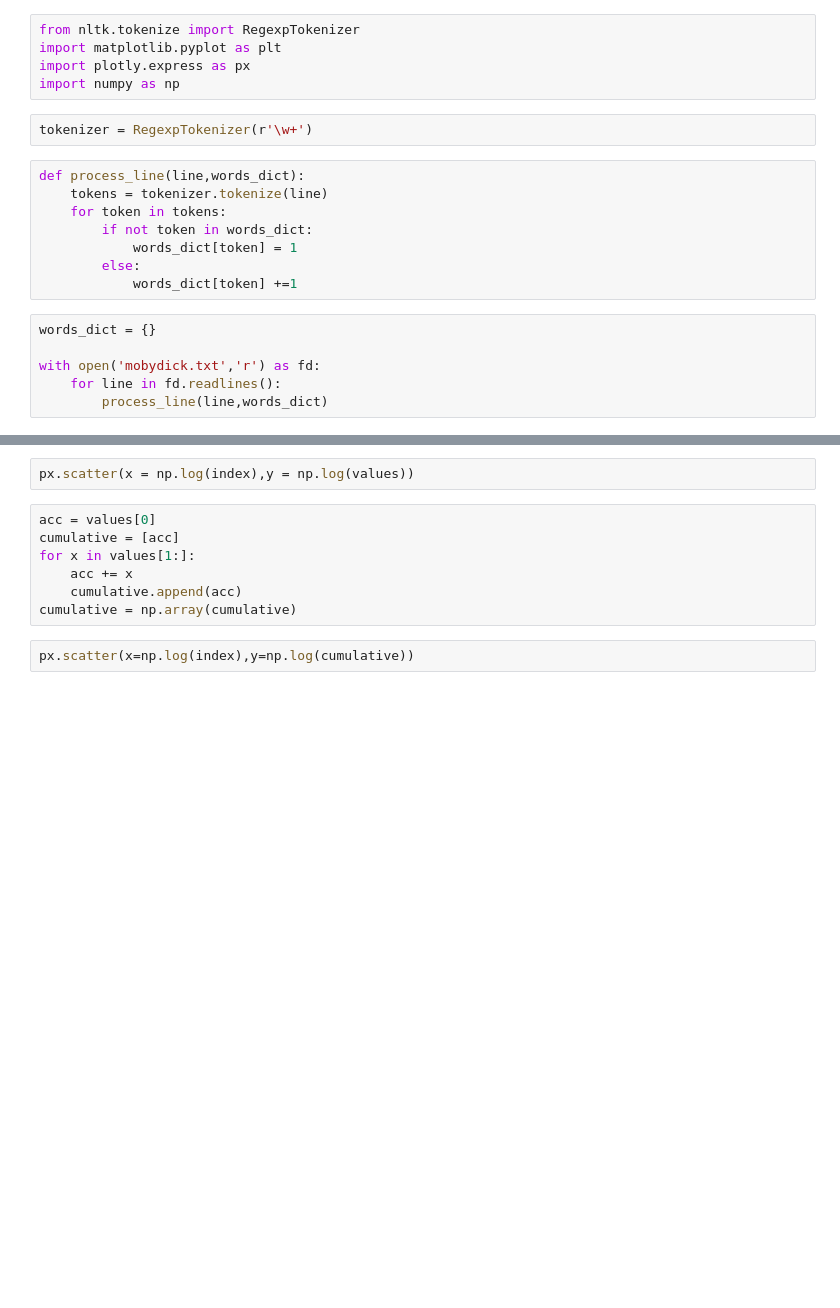
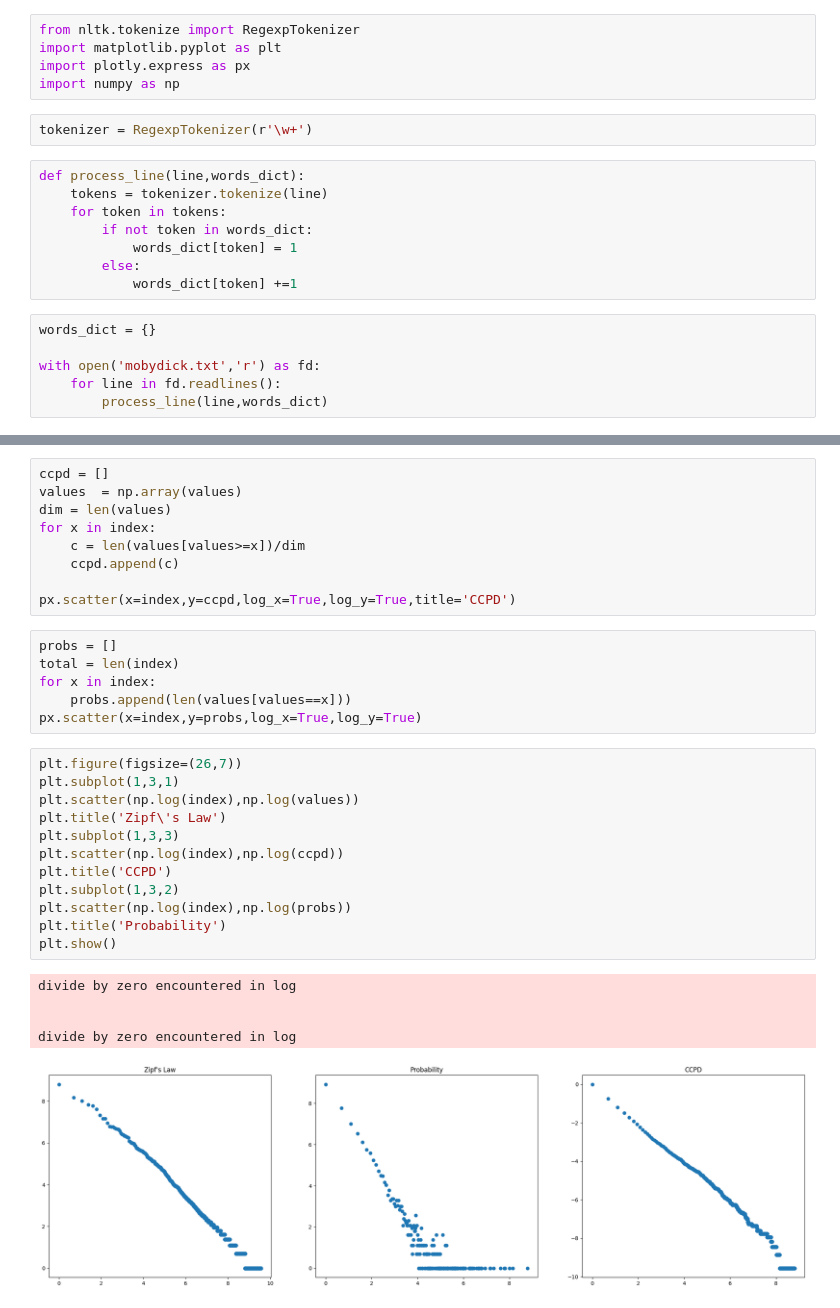
Before and after one commit to teo-sl/University-courses-sem-2, a Jupyter notebook: SNN/zipf/moby_dick.ipynb, the cells around one changed output, grey strips where cells are left out. Drawn from its saved outputs; the diff is of its cells as text; blank space fills up the shorter version.

```diff
--- a/SNN/zipf/moby_dick.ipynb
+++ b/SNN/zipf/moby_dick.ipynb
@@ -27,11 +27,33 @@ px.scatter(x=index,y=values)
-# %%
-px.scatter(x = np.log(index),y = np.log(values))
-# %%
-acc = values[0]
-cumulative = [acc]
-for x in values[1:]:
-    acc += x
-    cumulative.append(acc)
-cumulative = np.array(cumulative)
-# %%
-px.scatter(x=np.log(index),y=np.log(cumulative))
+# %%
+ccpd = []
+values  = np.array(values)
+dim = len(values)
+for x in index:
+    c = len(values[values>=x])/dim
+    ccpd.append(c)
+
+px.scatter(x=index,y=ccpd,log_x=True,log_y=True,title='CCPD')
+# %%
+probs = []
+total = len(index)
+for x in index:
+    probs.append(len(values[values==x]))
+px.scatter(x=index,y=probs,log_x=True,log_y=True)
+# %%
+plt.figure(figsize=(26,7))
+plt.subplot(1,3,1)
+plt.scatter(np.log(index),np.log(values))
+plt.title('Zipf\'s Law')
+plt.subplot(1,3,3)
+plt.scatter(np.log(index),np.log(ccpd))
+plt.title('CCPD')
+plt.subplot(1,3,2)
+plt.scatter(np.log(index),np.log(probs))
+plt.title('Probability')
+plt.show()
+# %% [output]
+divide by zero encountered in log
+
+
+divide by zero encountered in log
+[figure, added]
```
Also changed, not shown: parts of 1 cell of this notebook, 10 other files.
